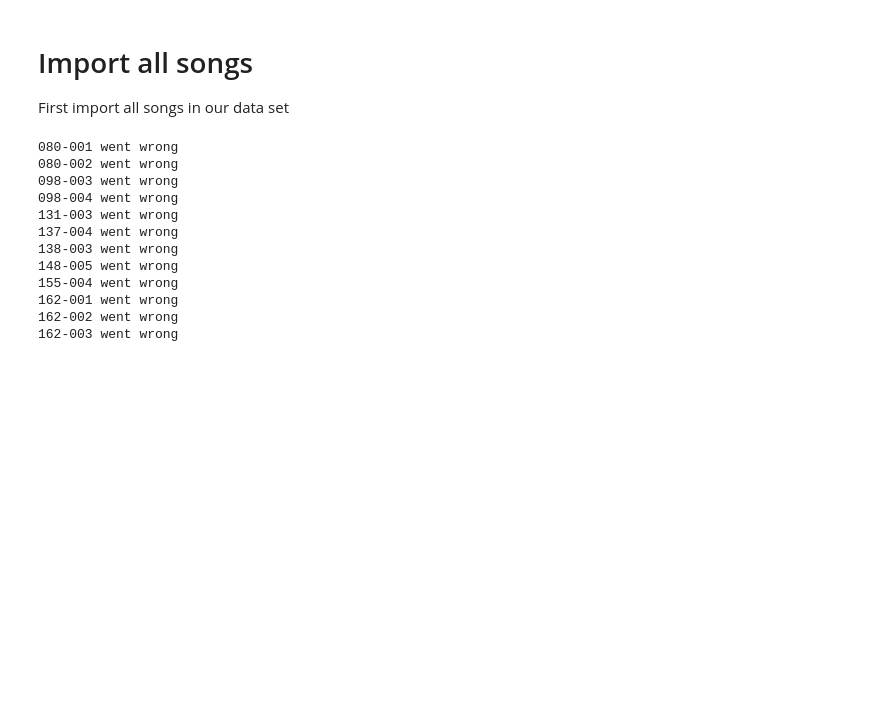
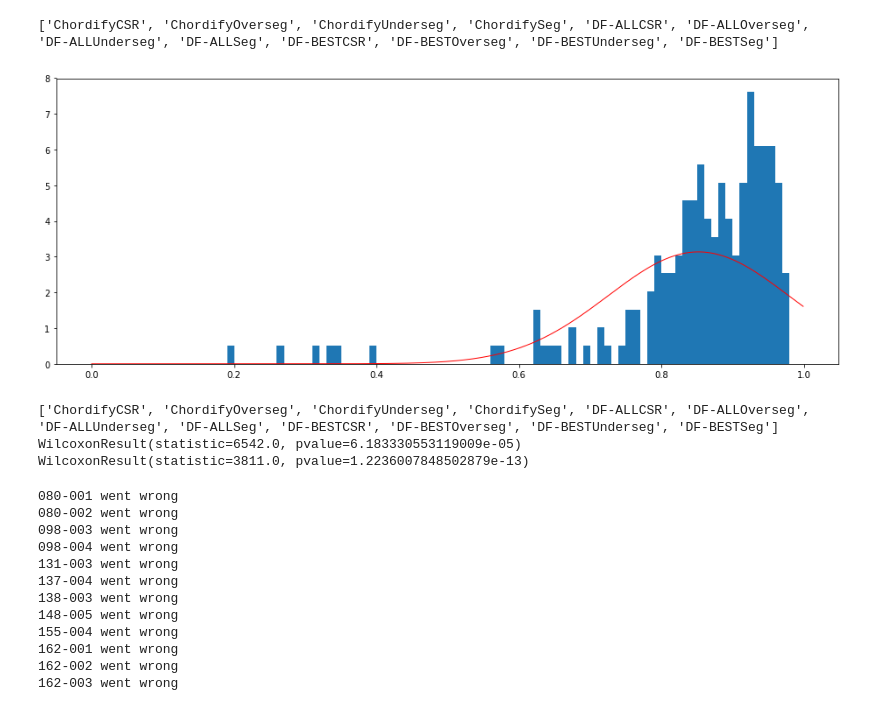
Before and after one commit to DaphneO/DECIBEL, a Jupyter notebook: VisualEvaluation.ipynb, the cells around one changed output. Saved outputs shown, nothing was run; the diff lists cells and outputs as text; code cells hidden in the pictures; blank space fills up the shorter version.

```diff
--- a/VisualEvaluation.ipynb
+++ b/VisualEvaluation.ipynb
@@ -1,6 +1,52 @@
-# %% [markdown]
-# Import all songs
-First import all songs in our data set
+# %%
+with open('/home/daphne/ChordifyVSDataFusion', 'r') as read_file:
+    lines = read_file.readlines()
+names = lines[0].split()
+print names
+results = dict()
+for name in names:
+    results[name] = []
+for line in lines[1:]:
+    parts = line.split()
+    for p in range(len(parts)):
+        results[names[p]].append(float(parts[p]))
+# %% [output]
+['ChordifyCSR', 'ChordifyOverseg', 'ChordifyUnderseg', 'ChordifySeg', 'DF-ALLCSR', 'DF-ALLOverseg', 'DF-ALLUnderseg', 'DF-ALLSeg', 'DF-BESTCSR', 'DF-BESTOverseg', 'DF-BESTUnderseg', 'DF-BESTSeg']
+# %%
+import matplotlib.pyplot as plt
+import numpy as np
+from scipy.stats import norm
+
+fig, axes = plt.subplots(figsize=(16, 6))
+# plt.suptitle('Number of chord labels', fontsize=25)
+i = 4
+
+# axes_flat = axes.flatten()
+bins = np.arange(0, 1, 0.01)
+# for ax_nr in range(len(axes_flat)):
+axes.hist(np.array([x ** 1 for x in results[names[i]]]), bins, normed=True)
+mean = np.mean([x ** 1 for x in results[names[i]]], axis=0)
+stdev = np.std([x ** 1 for x in results[names[i]]], axis=0)
+y = norm.pdf(np.arange(0, 1, 0.001), mean, stdev)
+l = axes.plot(np.arange(0, 1, 0.001), y, 'r', linewidth=1)
+
+#     axes_flat[ax_nr].set_title(names[ax_nr] + ' ($\mu=$' + str(round(means, 2)) + ', $\sigma=$'
+#                                + str(round(stdevs, 2)) + ')')
+#     axes_flat[ax_nr].set_xlim([0, 500])
+#     axes_flat[ax_nr].set_ylim([0, 0.025])
+
+plt.show()
+# %% [output]
+[figure, added]
+# %%
+print names
+from scipy.stats import wilcoxon
+print wilcoxon(results['ChordifyCSR'], results['DF-ALLCSR'])
+print wilcoxon(results['ChordifyCSR'], results['DF-BESTCSR'])
+# %% [output]
+['ChordifyCSR', 'ChordifyOverseg', 'ChordifyUnderseg', 'ChordifySeg', 'DF-ALLCSR', 'DF-ALLOverseg', 'DF-ALLUnderseg', 'DF-ALLSeg', 'DF-BESTCSR', 'DF-BESTOverseg', 'DF-BESTUnderseg', 'DF-BESTSeg']
+WilcoxonResult(statistic=6542.0, pvalue=6.183330553119009e-05)
+WilcoxonResult(statistic=3811.0, pvalue=1.2236007848502879e-13)
 # %%
 import MainModule
 # %%
```
Also changed, not shown: 14 other files.
